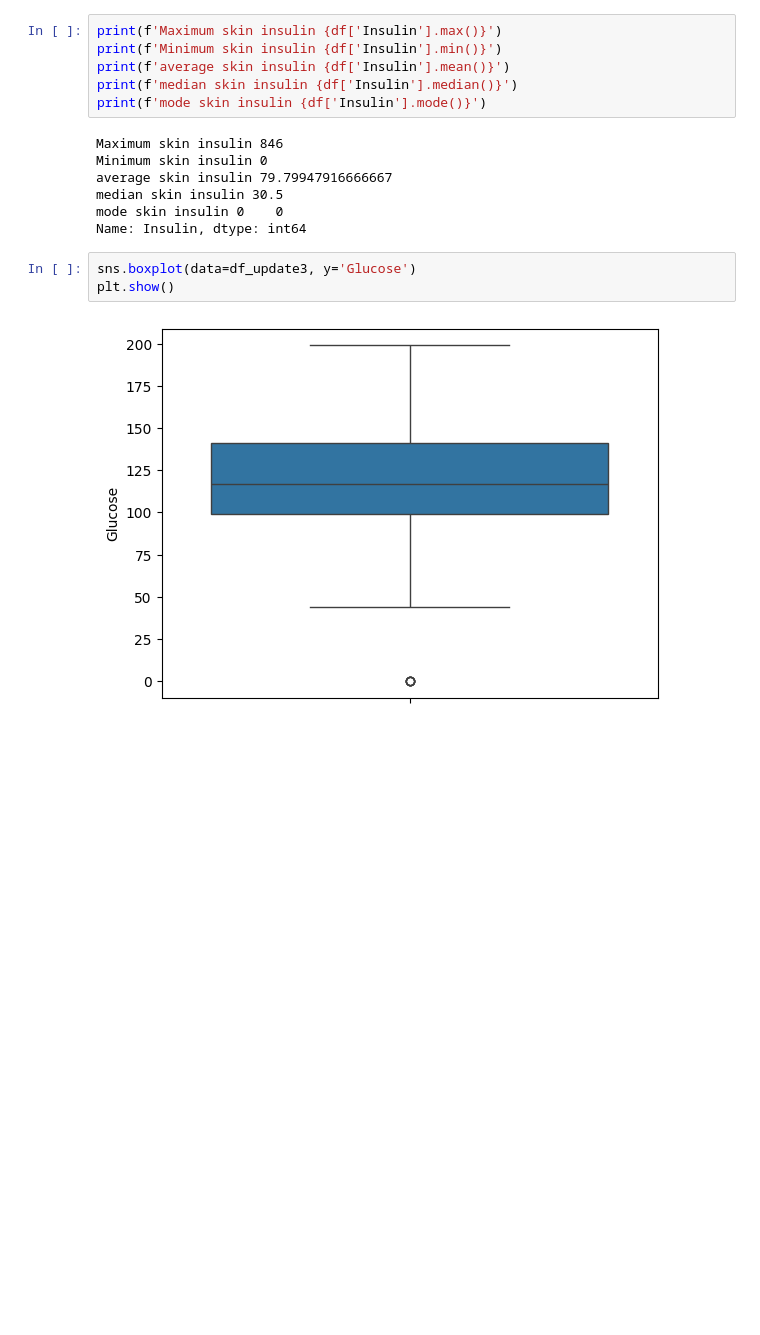
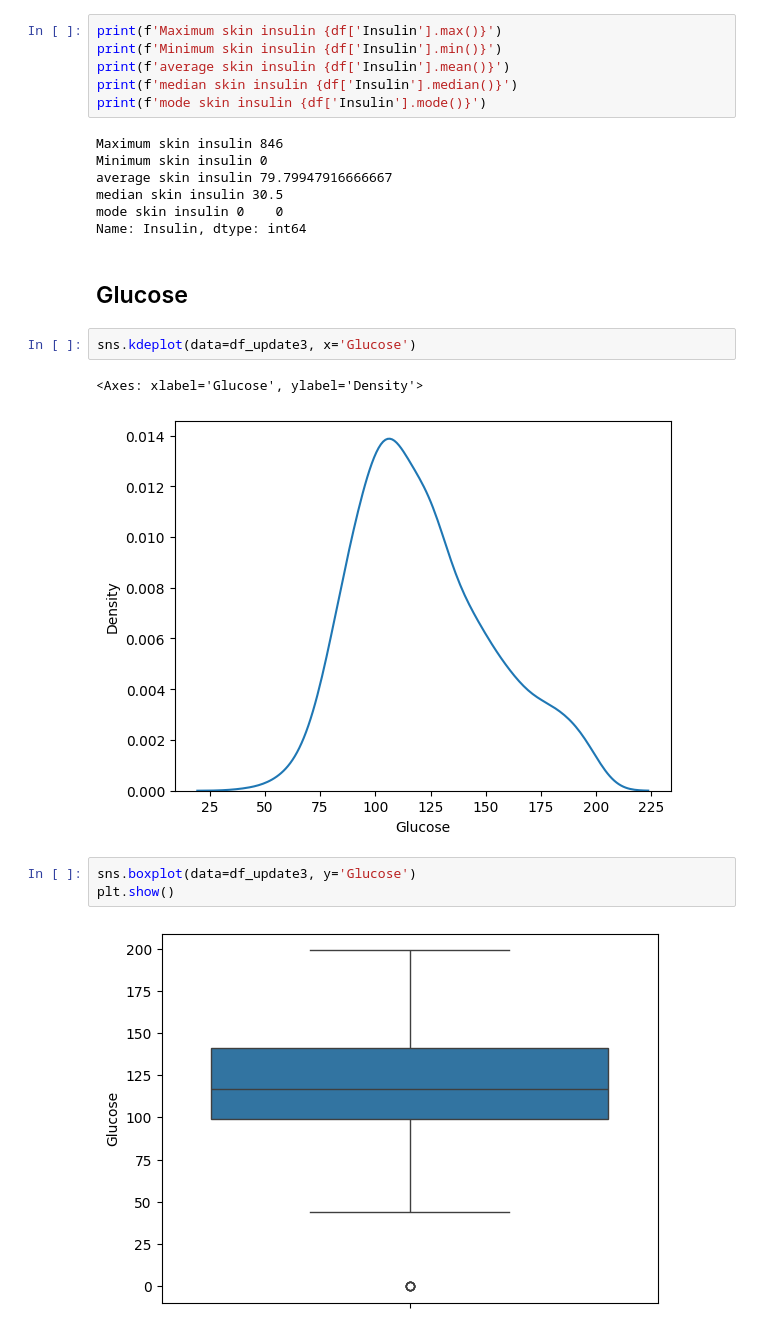
Before and after one commit to withabubaker/Diabetes-SupervisedLearning, a Jupyter notebook: Diabetes.ipynb, the cells around one changed output. Saved outputs shown, nothing was run; the diff lists cells and outputs as text; blank space fills up the shorter version.

```diff
--- a/Diabetes.ipynb
+++ b/Diabetes.ipynb
@@ -438,6 +450,13 @@ average skin insulin 79.79947916666667
 median skin insulin 30.5
 mode skin insulin 0    0
 Name: Insulin, dtype: int64
+# %% [markdown]
+## Glucose
+# %%
+sns.kdeplot(data=df_update3, x='Glucose')
+# %% [output]
+<Axes: xlabel='Glucose', ylabel='Density'>
+[figure, added]
 # %%
 sns.boxplot(data=df_update3, y='Glucose')
 plt.show()
```
Also changed, not shown: parts of 18 cells of this notebook.
